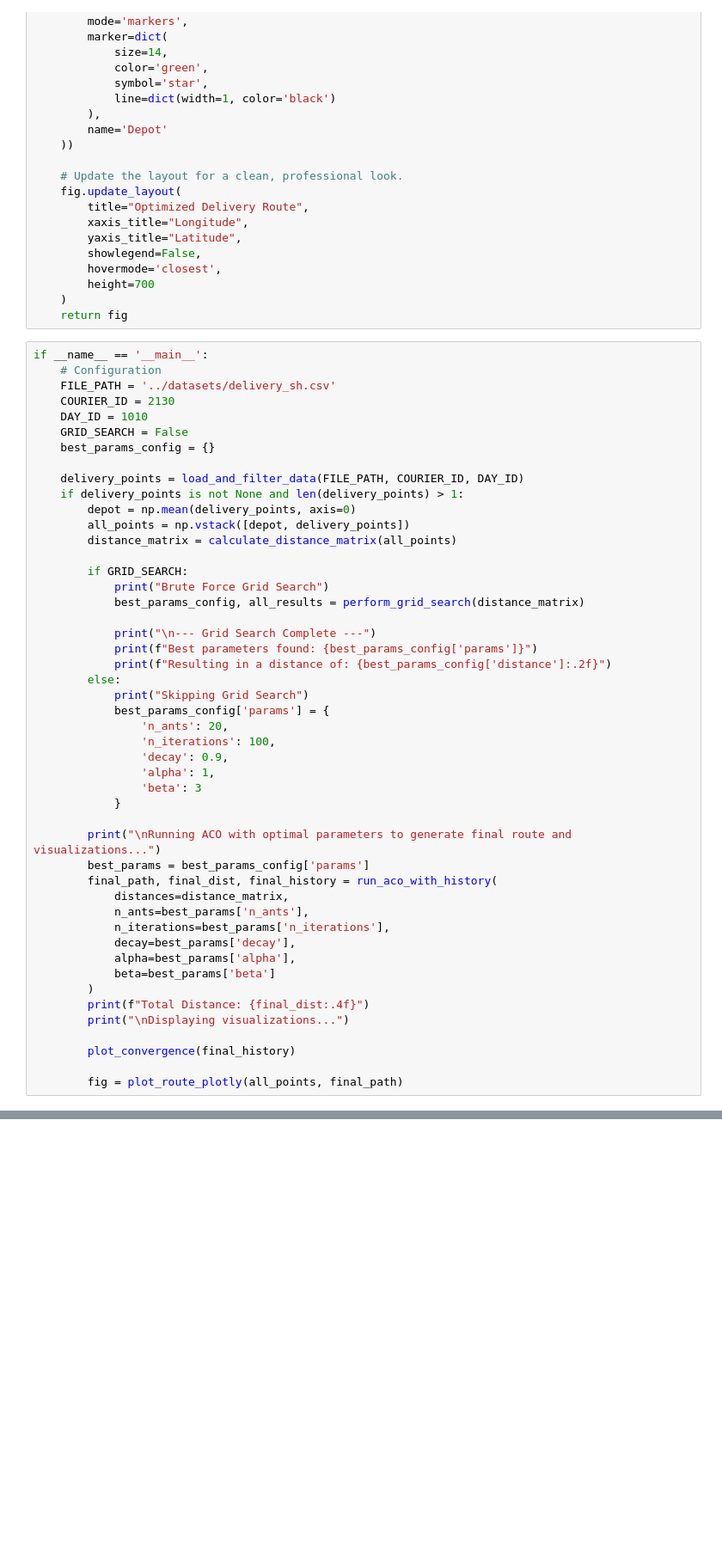
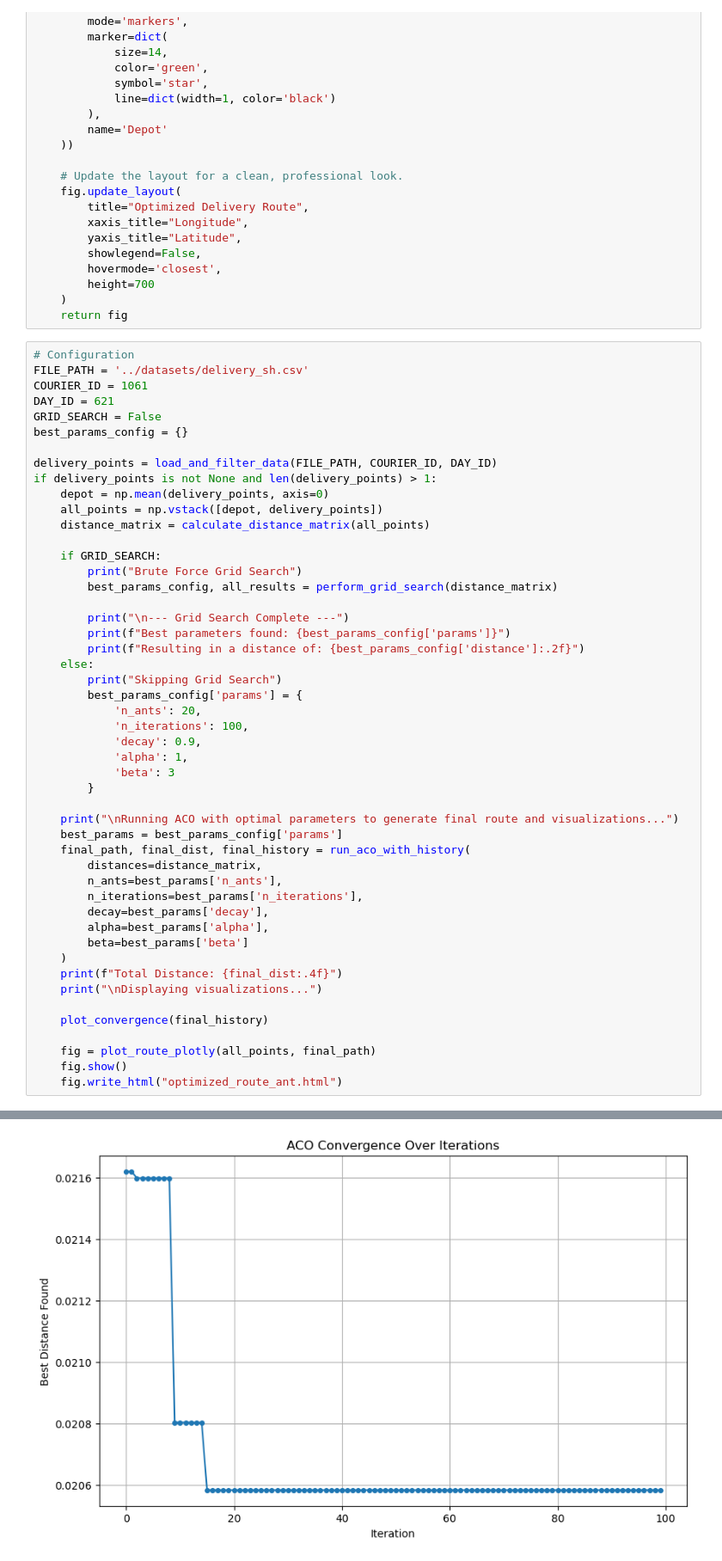
Before and after one commit to devBorbot/last_mile, a Jupyter notebook: routes/ant_colony_optimization.ipynb, the cells around one changed output, grey strips where cells are left out. Shown: that part at 86% size. Saved outputs shown, nothing was run; the diff lists cells and outputs as text; blank space fills up the shorter version.

```diff
--- a/routes/ant_colony_optimization.ipynb
+++ b/routes/ant_colony_optimization.ipynb
@@ -258,53 +258,54 @@ def plot_route_plotly(points, best_path):
     )
     return fig
 # %%
-if __name__ == '__main__':
-    # Configuration
-    FILE_PATH = '../datasets/delivery_sh.csv'
-    COURIER_ID = 2130
-    DAY_ID = 1010
-    GRID_SEARCH = False
-    best_params_config = {}
+# Configuration
+FILE_PATH = '../datasets/delivery_sh.csv'
+COURIER_ID = 1061
+DAY_ID = 621
+GRID_SEARCH = False
+best_params_config = {}
 
-    delivery_points = load_and_filter_data(FILE_PATH, COURIER_ID, DAY_ID)
-    if delivery_points is not None and len(delivery_points) > 1:
-        depot = np.mean(delivery_points, axis=0)
-        all_points = np.vstack([depot, delivery_points])
-        distance_matrix = calculate_distance_matrix(all_points)
+delivery_points = load_and_filter_data(FILE_PATH, COURIER_ID, DAY_ID)
+if delivery_points is not None and len(delivery_points) > 1:
+    depot = np.mean(delivery_points, axis=0)
+    all_points = np.vstack([depot, delivery_points])
+    distance_matrix = calculate_distance_matrix(all_points)
 
-        if GRID_SEARCH:
-            print("Brute Force Grid Search")
-            best_params_config, all_results = perform_grid_search(distance_matrix)
+    if GRID_SEARCH:
+        print("Brute Force Grid Search")
+        best_params_config, all_results = perform_grid_search(distance_matrix)
 
-            print("\n--- Grid Search Complete ---")
-            print(f"Best parameters found: {best_params_config['params']}")
-            print(f"Resulting in a distance of: {best_params_config['distance']:.2f}")
-        else:
-            print("Skipping Grid Search")
-            best_params_config['params'] = {
-                'n_ants': 20,
-                'n_iterations': 100,
-                'decay': 0.9,
-                'alpha': 1,
-                'beta': 3
-            }
+        print("\n--- Grid Search Complete ---")
+        print(f"Best parameters found: {best_params_config['params']}")
+        print(f"Resulting in a distance of: {best_params_config['distance']:.2f}")
+    else:
+        print("Skipping Grid Search")
+        best_params_config['params'] = {
+            'n_ants': 20,
+            'n_iterations': 100,
+            'decay': 0.9,
+            'alpha': 1,
+            'beta': 3
+        }
 
-        print("\nRunning ACO with optimal parameters to generate final route and visualizations...")
-        best_params = best_params_config['params']
-        final_path, final_dist, final_history = run_aco_with_history(
-            distances=distance_matrix,
-            n_ants=best_params['n_ants'],
-            n_iterations=best_params['n_iterations'],
-            decay=best_params['decay'],
-            alpha=best_params['alpha'],
-            beta=best_params['beta']
-        )
-        print(f"Total Distance: {final_dist:.4f}")
-        print("\nDisplaying visualizations...")
+    print("\nRunning ACO with optimal parameters to generate final route and visualizations...")
+    best_params = best_params_config['params']
+    final_path, final_dist, final_history = run_aco_with_history(
+        distances=distance_matrix,
+        n_ants=best_params['n_ants'],
+        n_iterations=best_params['n_iterations'],
+        decay=best_params['decay'],
+        alpha=best_params['alpha'],
+        beta=best_params['beta']
+    )
+    print(f"Total Distance: {final_dist:.4f}")
+    print("\nDisplaying visualizations...")
 
-        plot_convergence(final_history)
+    plot_convergence(final_history)
 
-        fig = plot_route_plotly(all_points, final_path)
+    fig = plot_route_plotly(all_points, final_path)
+    fig.show()
+    fig.write_html("optimized_route_ant.html")
 # %% [output]
 Skipping Grid Search
 
@@ -311,0 +316 @@ Running ACO with optimal parameters to generate final route and visualizations..
+[figure, added]
```
Also changed, not shown: parts of 3 cells of this notebook, 3 other files.
